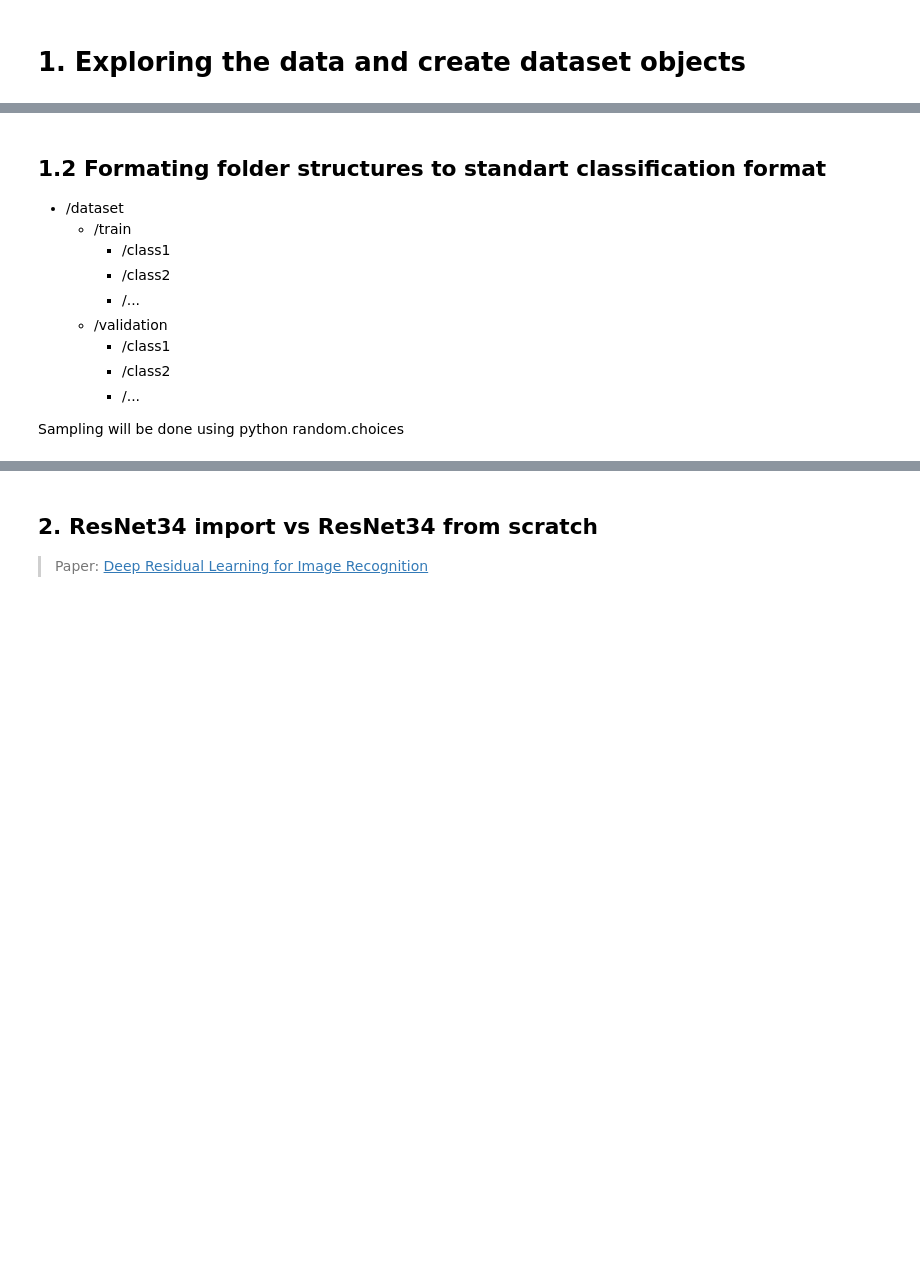
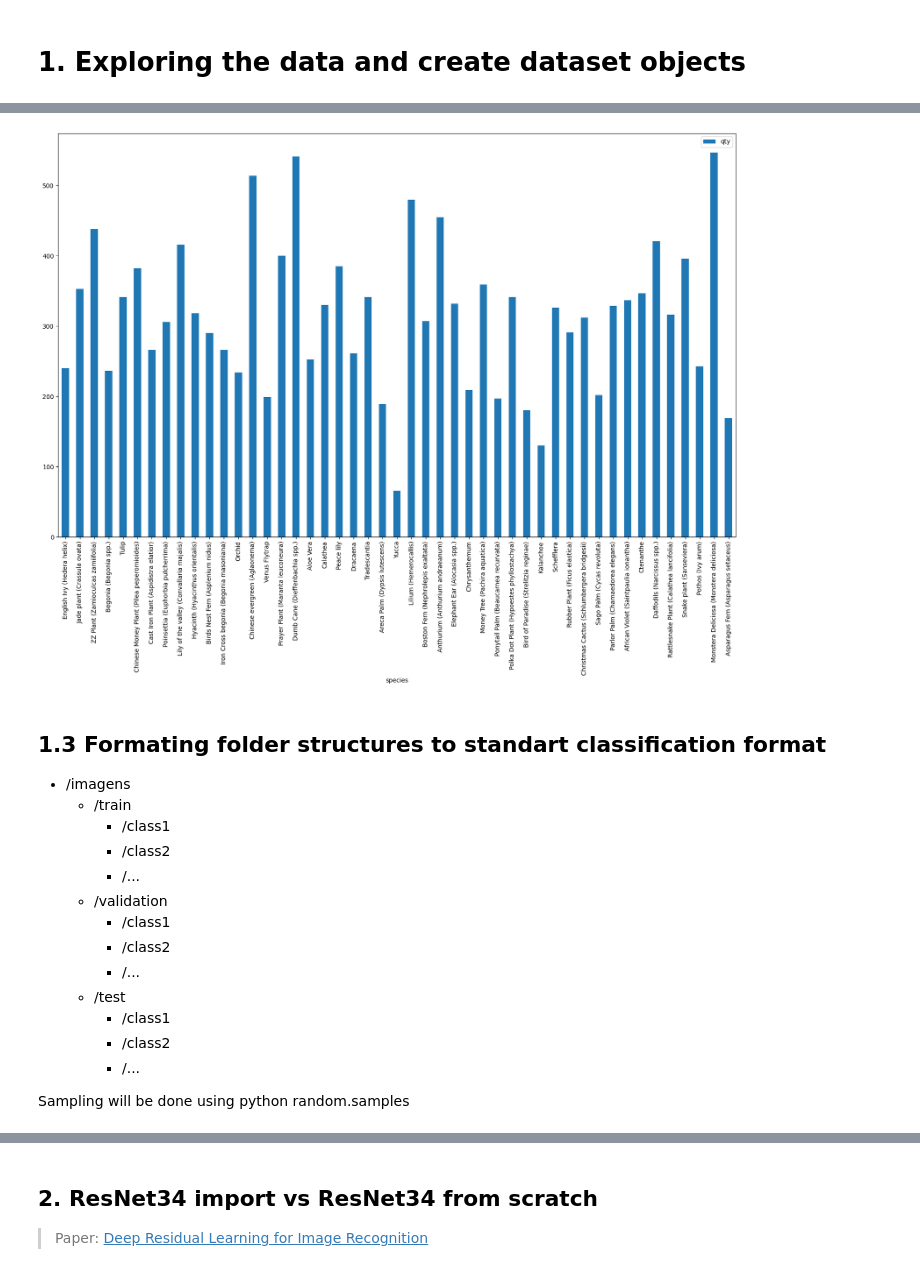
Before and after one commit to Weverton-Vitor/houseplants-classification-resnet, a Jupyter notebook: houseplants_classification_resnet_pytorch.ipynb, the cells around one changed output, grey strips where cells are left out. Saved outputs shown, nothing was run; the diff lists cells and outputs as text; code cells hidden in the pictures; blank space fills up the shorter version.

```diff
--- a/houseplants_classification_resnet_pytorch.ipynb
+++ b/houseplants_classification_resnet_pytorch.ipynb
@@ -10,0 +56,4 @@
+# %%
+species_df = pd.DataFrame(columns=['species', 'qty'])
+species_df['species'] = os.listdir(original_path)
+species_df['qty'] = [len(os.listdir(f"{original_path}/{specie}")) for specie in os.listdir(original_path)]
@@ -11,6 +74,10 @@
+# %%
+species_df.plot(kind='bar', x='species', y='qty', figsize=(20, 12));
+# %% [output]
+[figure, added]
 # %% [markdown]
-## 1.2 Formating folder structures to standart classification format
-- /dataset
+## 1.3 Formating folder structures to standart classification format
+- /imagens
     - /train
       - /class1
       - /class2
@@ -19,6 +86,10 @@
       - /class1
       - /class2
       - /...
+    - /test
+      - /class1
+      - /class2
+      - /...
 
 
-Sampling will be done using python random.choices
+Sampling will be done using python random.samples
```
Also changed, not shown: parts of 21 cells of this notebook.
